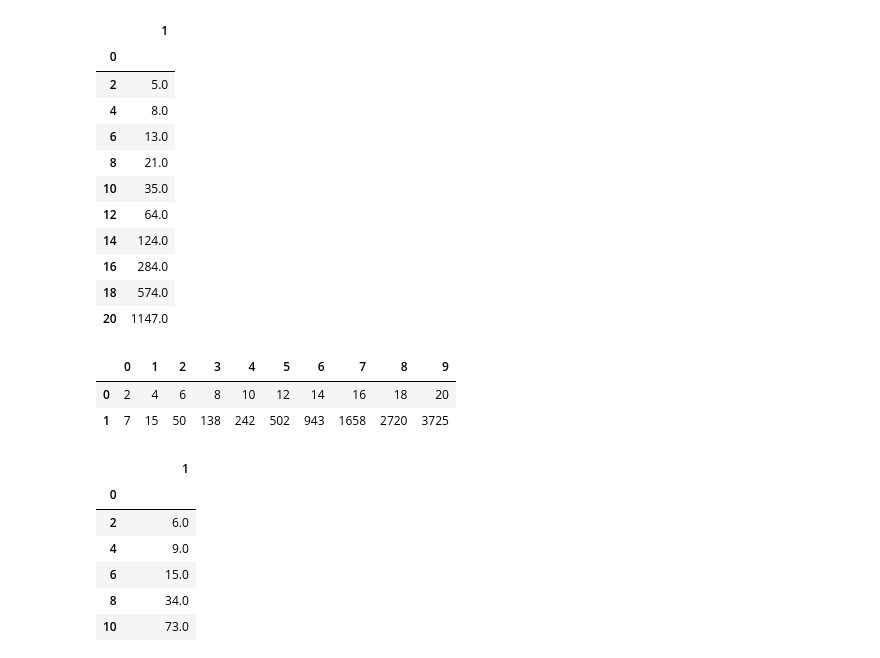
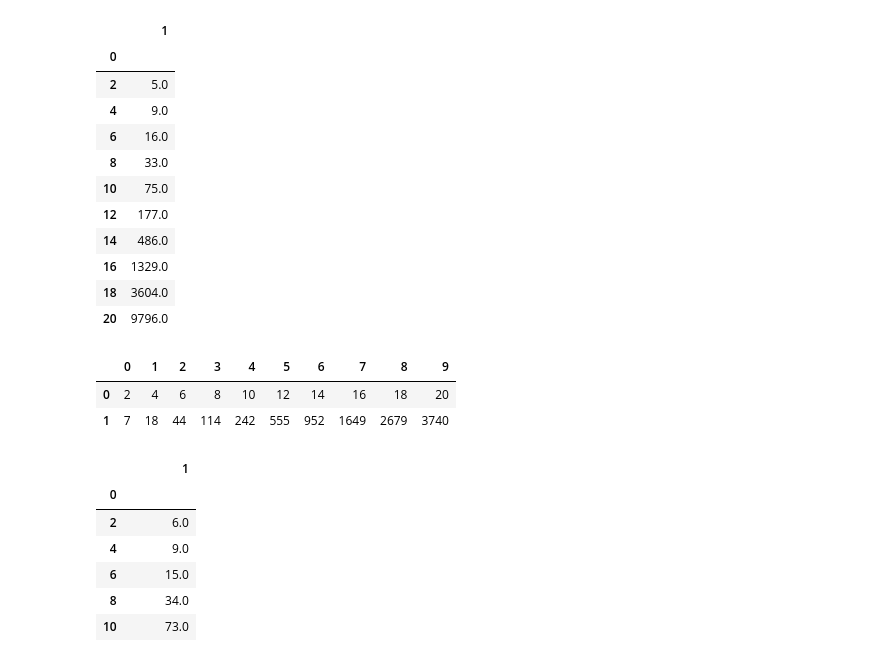
Before and after one commit to DuBose-Tuller/CSC370_HW1, a Jupyter notebook: Scratchwork.ipynb, the cells around one changed output. Cells and saved outputs as stored; diff of their text form; code cells hidden in the pictures.

```diff
--- a/Scratchwork.ipynb
+++ b/Scratchwork.ipynb
@@ -3,28 +3,28 @@ import pandas as pd
 import numpy as np
 import matplotlib.pyplot as plt
 # %%
-data = pd.read_csv("taxicab-20.csv", header=None)
+data = pd.read_csv("displacement-20.csv", header=None)
 grouped = data.groupby(0).mean() // 1
 grouped
 # %% [output]
 |  | 1 |
 | 0 |  |
 | 2 | 5.0 |
-| 4 | 8.0 |
-| 6 | 13.0 |
-| 8 | 21.0 |
-| 10 | 35.0 |
-| 12 | 64.0 |
-| 14 | 124.0 |
-| 16 | 284.0 |
-| 18 | 574.0 |
-| 20 | 1147.0 |
+| 4 | 9.0 |
+| 6 | 16.0 |
+| 8 | 33.0 |
+| 10 | 75.0 |
+| 12 | 177.0 |
+| 14 | 486.0 |
+| 16 | 1329.0 |
+| 18 | 3604.0 |
+| 20 | 9796.0 |
 # %%
 pd.DataFrame(np.unique(data[0], return_counts=True))
 # %% [output]
 |  | 0 | 1 | 2 | 3 | 4 | 5 | 6 | 7 | 8 | 9 |
 | 0 | 2 | 4 | 6 | 8 | 10 | 12 | 14 | 16 | 18 | 20 |
-| 1 | 7 | 15 | 50 | 138 | 242 | 502 | 943 | 1658 | 2720 | 3725 |
+| 1 | 7 | 18 | 44 | 114 | 242 | 555 | 952 | 1649 | 2679 | 3740 |
 # %%
 under_20 = pd.read_csv("displacement-12.csv", header=None)
 # under_20.groupby(0).mean()
```
Also changed, not shown: parts of 1 cell of this notebook, 3 other files.
